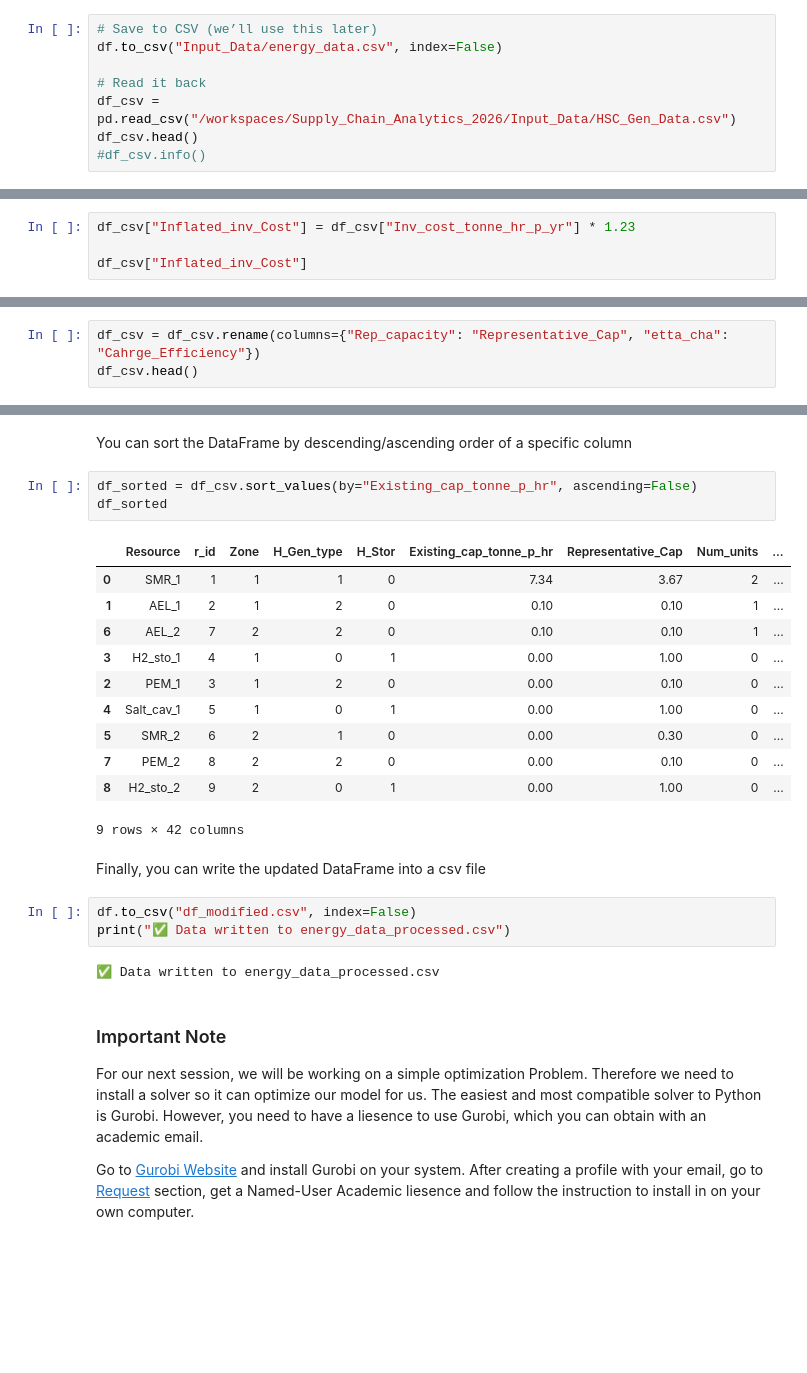
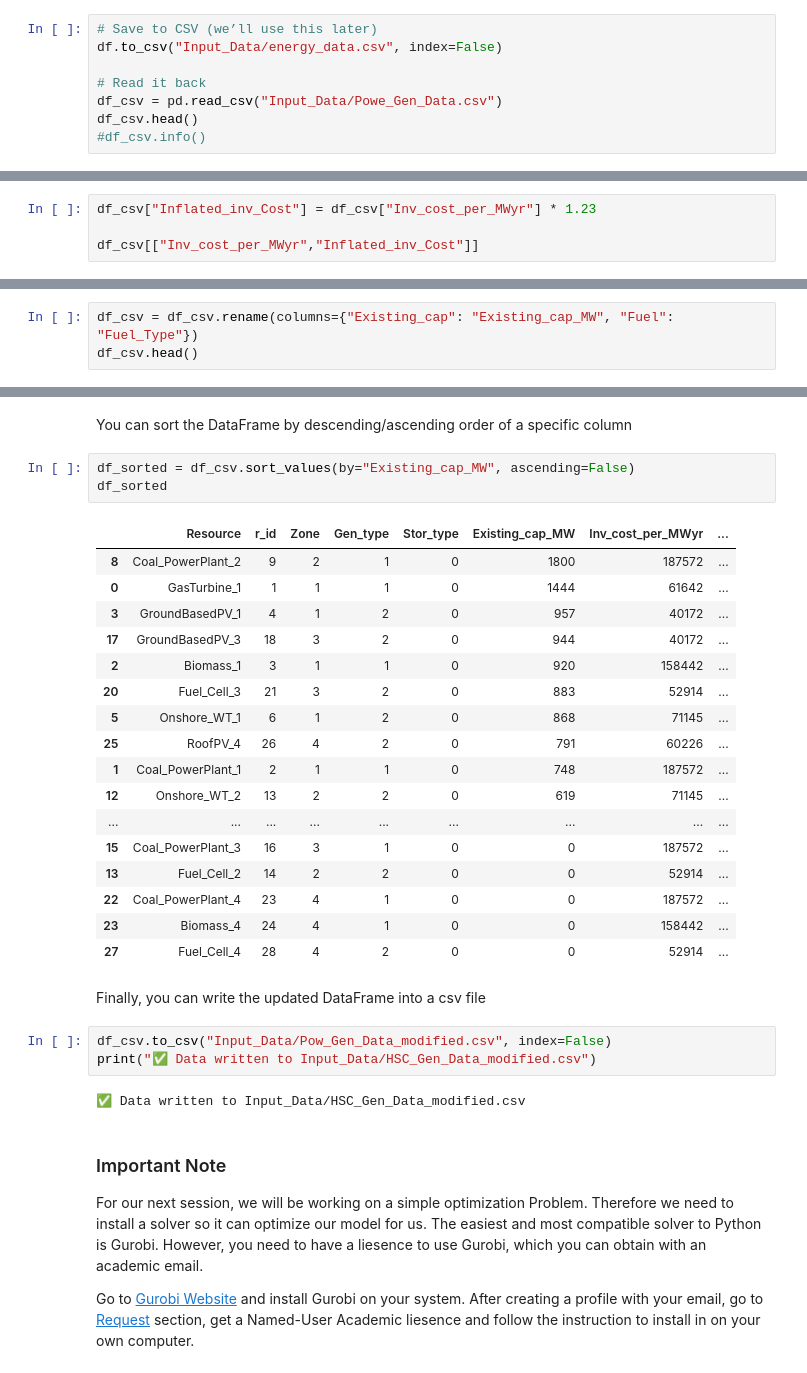
Before and after one commit to rezfa/Supply_Chain_Analytics_2026, a Jupyter notebook: 0_Getting_Started.ipynb, the cells around one changed output, grey strips where cells are left out. Cells and saved outputs as stored; diff of their text form; blank space fills up the shorter version.

```diff
--- a/0_Getting_Started.ipynb
+++ b/0_Getting_Started.ipynb
@@ -66,7 +145,7 @@ We created a DataFrame from scratch. But we also can read data from excel or CSV
 df.to_csv("Input_Data/energy_data.csv", index=False)
 
 # Read it back
-df_csv = pd.read_csv("/workspaces/Supply_Chain_Analytics_2026/Input_Data/HSC_Gen_Data.csv")
+df_csv = pd.read_csv("Input_Data/Powe_Gen_Data.csv")
 df_csv.head()
 #df_csv.info()
 # %% [output]
@@ -108,7 +267,7 @@ Selected_Data
 # %% [markdown]
 We can add new columns to our DataFrames:
 # %%
-df_csv["Inflated_inv_Cost"] = df_csv["Inv_cost_tonne_hr_p_yr"] * 1.23
+df_csv["Inflated_inv_Cost"] = df_csv["Inv_cost_per_MWyr"] * 1.23
 
-df_csv["Inflated_inv_Cost"]
+df_csv[["Inv_cost_per_MWyr","Inflated_inv_Cost"]]
 # %% [output]
@@ -129,6 +295,6 @@ df_csv.drop(columns=["Inflated_inv_Cost"], inplace=True)
 # %% [markdown]
 We can rename a certain column header with the following command:
 # %%
-df_csv = df_csv.rename(columns={"Rep_capacity": "Representative_Cap", "etta_cha": "Cahrge_Efficiency"})
+df_csv = df_csv.rename(columns={"Existing_cap": "Existing_cap_MW", "Fuel": "Fuel_Type"})
 df_csv.head()
 # %% [output]
@@ -167,27 +329,33 @@ Group: 2
 # %% [markdown]
 You can sort the DataFrame by descending/ascending order of a specific column
 # %%
-df_sorted = df_csv.sort_values(by="Existing_cap_tonne_p_hr", ascending=False)
+df_sorted = df_csv.sort_values(by="Existing_cap_MW", ascending=False)
 df_sorted
 # %% [output]
-|  | Resource | r_id | Zone | H_Gen_type | H_Stor | Existing_cap_tonne_p_hr | Representative_Cap | Num_units | ... |
-| 0 | SMR_1 | 1 | 1 | 1 | 0 | 7.34 | 3.67 | 2 | ... |
-| 1 | AEL_1 | 2 | 1 | 2 | 0 | 0.10 | 0.10 | 1 | ... |
-| 6 | AEL_2 | 7 | 2 | 2 | 0 | 0.10 | 0.10 | 1 | ... |
-| 3 | H2_sto_1 | 4 | 1 | 0 | 1 | 0.00 | 1.00 | 0 | ... |
-| 2 | PEM_1 | 3 | 1 | 2 | 0 | 0.00 | 0.10 | 0 | ... |
-| 4 | Salt_cav_1 | 5 | 1 | 0 | 1 | 0.00 | 1.00 | 0 | ... |
-| 5 | SMR_2 | 6 | 2 | 1 | 0 | 0.00 | 0.30 | 0 | ... |
-| 7 | PEM_2 | 8 | 2 | 2 | 0 | 0.00 | 0.10 | 0 | ... |
-| 8 | H2_sto_2 | 9 | 2 | 0 | 1 | 0.00 | 1.00 | 0 | ... |
+|  | Resource | r_id | Zone | Gen_type | Stor_type | Existing_cap_MW | Inv_cost_per_MWyr | ... |
+| 8 | Coal_PowerPlant_2 | 9 | 2 | 1 | 0 | 1800 | 187572 | ... |
+| 0 | GasTurbine_1 | 1 | 1 | 1 | 0 | 1444 | 61642 | ... |
+| 3 | GroundBasedPV_1 | 4 | 1 | 2 | 0 | 957 | 40172 | ... |
+| 17 | GroundBasedPV_3 | 18 | 3 | 2 | 0 | 944 | 40172 | ... |
+| 2 | Biomass_1 | 3 | 1 | 1 | 0 | 920 | 158442 | ... |
+| 20 | Fuel_Cell_3 | 21 | 3 | 2 | 0 | 883 | 52914 | ... |
+| 5 | Onshore_WT_1 | 6 | 1 | 2 | 0 | 868 | 71145 | ... |
+| 25 | RoofPV_4 | 26 | 4 | 2 | 0 | 791 | 60226 | ... |
+| 1 | Coal_PowerPlant_1 | 2 | 1 | 1 | 0 | 748 | 187572 | ... |
+| 12 | Onshore_WT_2 | 13 | 2 | 2 | 0 | 619 | 71145 | ... |
+| ... | ... | ... | ... | ... | ... | ... | ... | ... |
+| 15 | Coal_PowerPlant_3 | 16 | 3 | 1 | 0 | 0 | 187572 | ... |
+| 13 | Fuel_Cell_2 | 14 | 2 | 2 | 0 | 0 | 52914 | ... |
+| 22 | Coal_PowerPlant_4 | 23 | 4 | 1 | 0 | 0 | 187572 | ... |
+| 23 | Biomass_4 | 24 | 4 | 1 | 0 | 0 | 158442 | ... |
+| 27 | Fuel_Cell_4 | 28 | 4 | 2 | 0 | 0 | 52914 | ... |
-9 rows × 42 columns
 # %% [markdown]
 Finally, you can write the updated DataFrame into a csv file
 # %%
-df.to_csv("df_modified.csv", index=False)
-print("✅ Data written to energy_data_processed.csv")
+df_csv.to_csv("Input_Data/Pow_Gen_Data_modified.csv", index=False)
+print("✅ Data written to Input_Data/HSC_Gen_Data_modified.csv")
 # %% [output]
-✅ Data written to energy_data_processed.csv
+✅ Data written to Input_Data/HSC_Gen_Data_modified.csv
 # %% [markdown]
 ### Important Note
 
```
Also changed, not shown: parts of 21 cells of this notebook, 5 other files.
